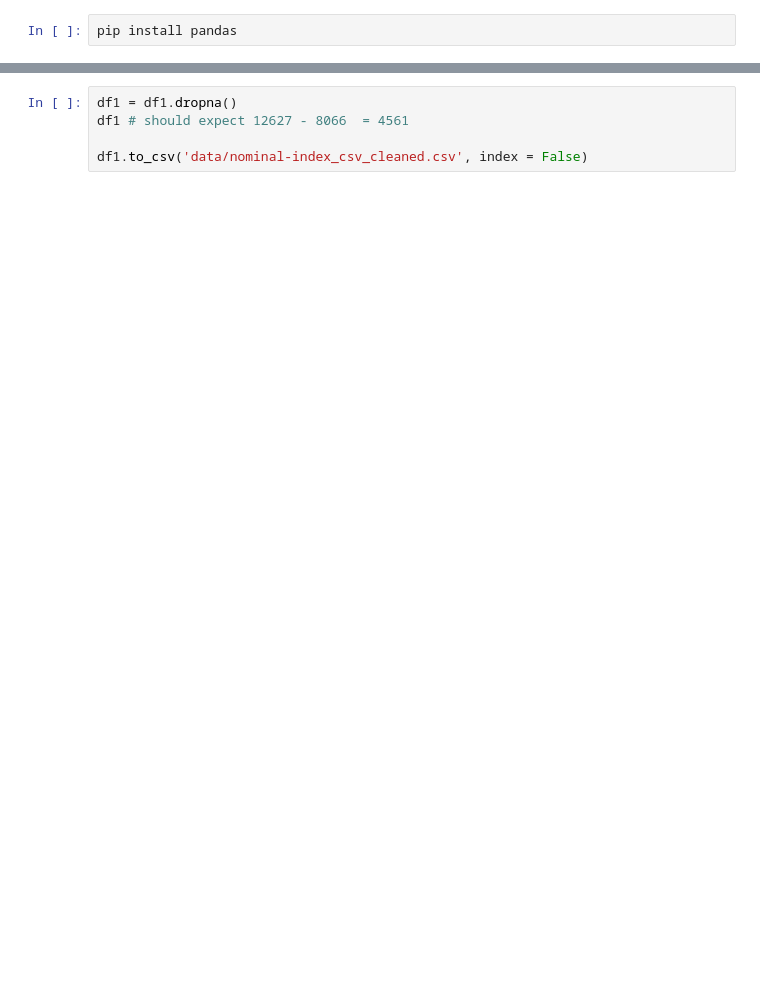
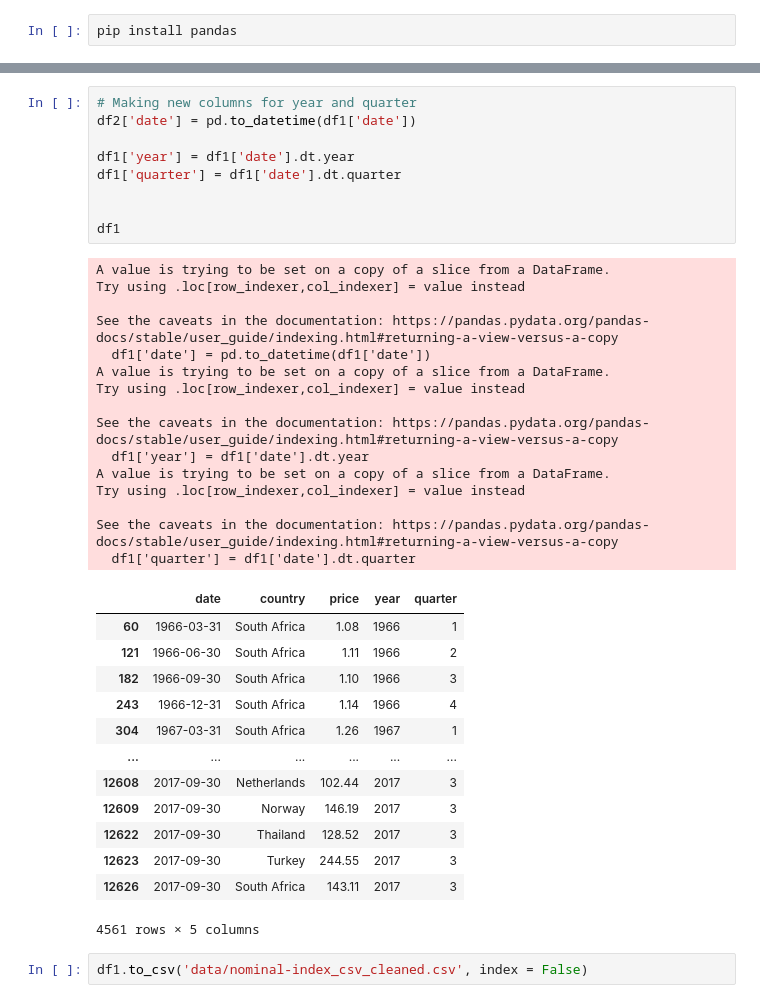
Before and after one commit to nadya-tan/FIT3179-2, a Jupyter notebook: cleaning.ipynb, the cells around one changed output, grey strips where cells are left out. Cells and saved outputs as stored; diff of their text form; blank space fills up the shorter version.

```diff
--- a/cleaning.ipynb
+++ b/cleaning.ipynb
@@ -23,5 +90,40 @@ df4 = pd.read_csv('data/real-year_json.json')
+# %%
+# Making new columns for year and quarter
+df2['date'] = pd.to_datetime(df1['date'])
+
+df1['year'] = df1['date'].dt.year
+df1['quarter'] = df1['date'].dt.quarter
+
+
+df1
+# %% [output]
+A value is trying to be set on a copy of a slice from a DataFrame.
+Try using .loc[row_indexer,col_indexer] = value instead
+
+See the caveats in the documentation: https://pandas.pydata.org/pandas-docs/stable/user_guide/indexing.html#returning-a-view-versus-a-copy
+  df1['date'] = pd.to_datetime(df1['date'])
+A value is trying to be set on a copy of a slice from a DataFrame.
+Try using .loc[row_indexer,col_indexer] = value instead
+
+See the caveats in the documentation: https://pandas.pydata.org/pandas-docs/stable/user_guide/indexing.html#returning-a-view-versus-a-copy
+  df1['year'] = df1['date'].dt.year
+A value is trying to be set on a copy of a slice from a DataFrame.
+Try using .loc[row_indexer,col_indexer] = value instead
+
+See the caveats in the documentation: https://pandas.pydata.org/pandas-docs/stable/user_guide/indexing.html#returning-a-view-versus-a-copy
+  df1['quarter'] = df1['date'].dt.quarter
+|  | date | country | price | year | quarter |
+| 60 | 1966-03-31 | South Africa | 1.08 | 1966 | 1 |
+| 121 | 1966-06-30 | South Africa | 1.11 | 1966 | 2 |
+| 182 | 1966-09-30 | South Africa | 1.10 | 1966 | 3 |
+| 243 | 1966-12-31 | South Africa | 1.14 | 1966 | 4 |
+| 304 | 1967-03-31 | South Africa | 1.26 | 1967 | 1 |
+| ... | ... | ... | ... | ... | ... |
+| 12608 | 2017-09-30 | Netherlands | 102.44 | 2017 | 3 |
+| 12609 | 2017-09-30 | Norway | 146.19 | 2017 | 3 |
+| 12622 | 2017-09-30 | Thailand | 128.52 | 2017 | 3 |
+| 12623 | 2017-09-30 | Turkey | 244.55 | 2017 | 3 |
+| 12626 | 2017-09-30 | South Africa | 143.11 | 2017 | 3 |
+4561 rows × 5 columns
 # %%
-df1 = df1.dropna()
-df1 # should expect 12627 - 8066  = 4561
-
 df1.to_csv('data/nominal-index_csv_cleaned.csv', index = False)
```
Also changed, not shown: parts of 18 cells of this notebook, 14 other files.
